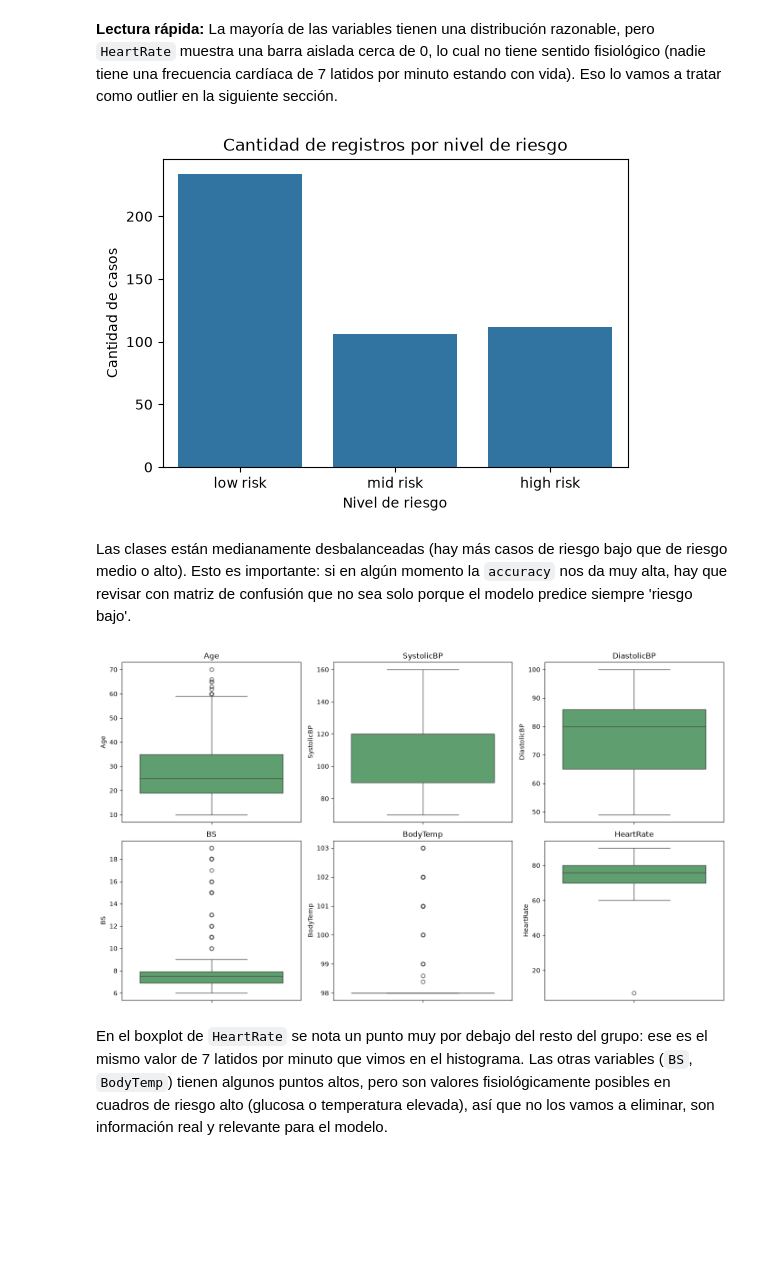
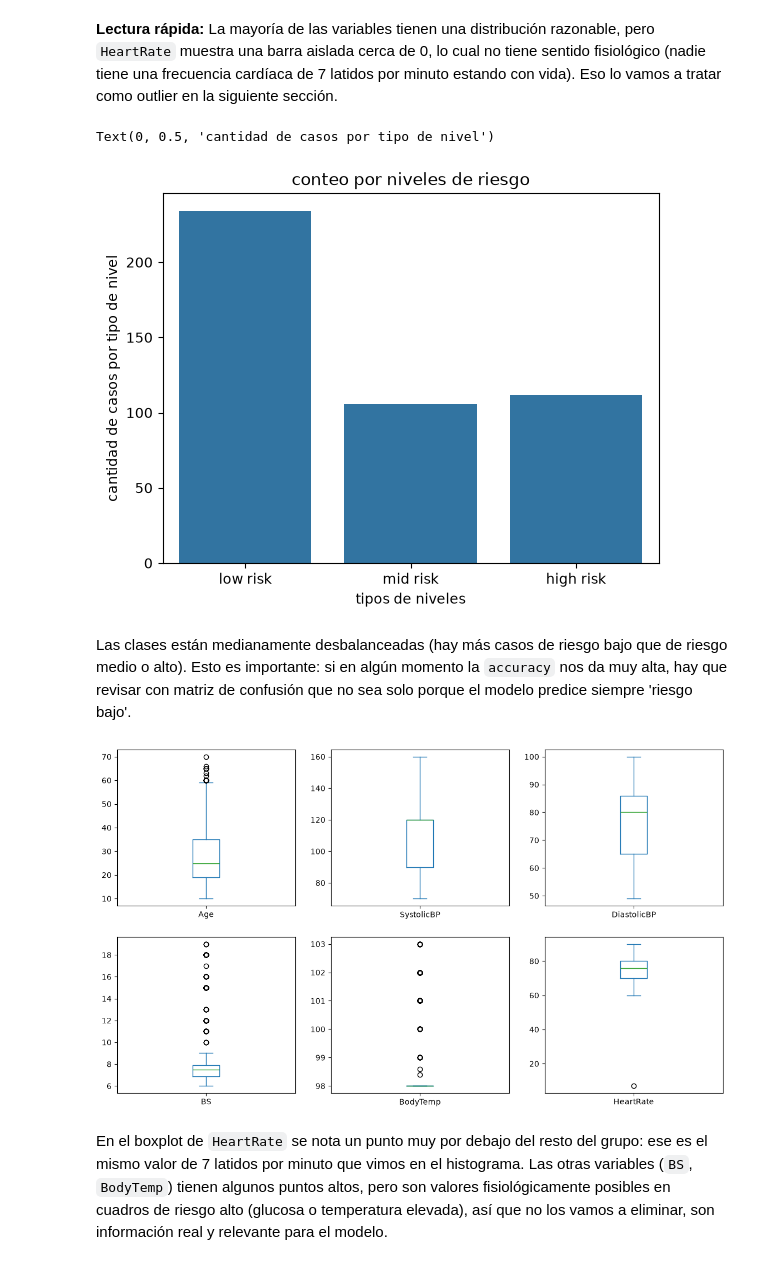
Before and after one commit to Anita155-DSM/maternal-health-risk-predict, a Jupyter notebook: main.ipynb, the cells around one changed output. Cells and saved outputs as stored; diff of their text form; code cells hidden in the pictures; blank space fills up the shorter version.

Commit message:
simplificacion de gráficos para una mejopr comprension personal

```diff
--- a/main.ipynb
+++ b/main.ipynb
@@ -100,29 +95,23 @@ plt.show()
 **Lectura rápida:** La mayoría de las variables tienen una distribución razonable, pero `HeartRate` muestra una barra aislada cerca de 0, lo cual no tiene sentido fisiológico (nadie tiene una frecuencia cardíaca de 7 latidos por minuto estando con vida). Eso lo vamos a tratar como outlier en la siguiente sección.
 # %%
 # cantidad de casos por nivel de riesgo
-plt.figure(figsize=(6, 4))
-sns.countplot(data=df_limpio, x='RiskLevel', order=['low risk', 'mid risk', 'high risk'])
-plt.title('Cantidad de registros por nivel de riesgo')
-plt.xlabel('Nivel de riesgo')
-plt.ylabel('Cantidad de casos')
-plt.show()
+sns.countplot(data=df_limpio, x="RiskLevel", order=["low risk","mid risk","high risk"])
+plt.title("conteo por niveles de riesgo")
+plt.xlabel("tipos de niveles")
+plt.ylabel("cantidad de casos por tipo de nivel")
 # %% [output]
+Text(0, 0.5, 'cantidad de casos por tipo de nivel')
-[figure, old version]
+[figure, new version]
 # %% [markdown]
 Las clases están medianamente desbalanceadas (hay más casos de riesgo bajo que de riesgo medio o alto). Esto es importante: si en algún momento la `accuracy` nos da muy alta, hay que revisar con matriz de confusión que no sea solo porque el modelo predice siempre 'riesgo bajo'.
 # %%
 # boxplots para detectar outliers en cada variable
-fig, axes = plt.subplots(2, 3, figsize=(14, 8))
 variables = ['Age', 'SystolicBP', 'DiastolicBP', 'BS', 'BodyTemp', 'HeartRate']
 
-for ax, var in zip(axes.flatten(), variables):
-    sns.boxplot(data=df_limpio, y=var, ax=ax, color='#55A868')
-    ax.set_title(var)
-
-plt.tight_layout()
-plt.show()
+df_limpio[variables].plot(kind='box', subplots=True, layout=(2, 3), figsize=(14, 8))
+plt.show() #esto para q no me salga la info abajo
 # %% [output]
-[figure, old version]
+[figure, new version]
 # %% [markdown]
 En el boxplot de `HeartRate` se nota un punto muy por debajo del resto del grupo: ese es el mismo valor de 7 latidos por minuto que vimos en el histograma. Las otras variables (`BS`, `BodyTemp`) tienen algunos puntos altos, pero son valores fisiológicamente posibles en cuadros de riesgo alto (glucosa o temperatura elevada), así que no los vamos a eliminar, son información real y relevante para el modelo.
 # %%
```
Also changed, not shown: parts of 6 cells of this notebook, 2 other files.
